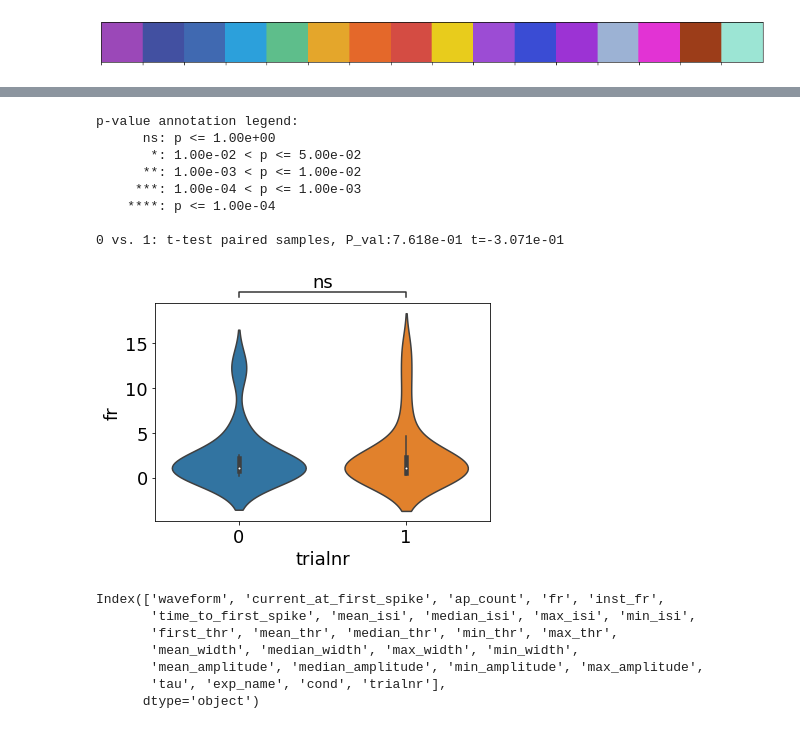
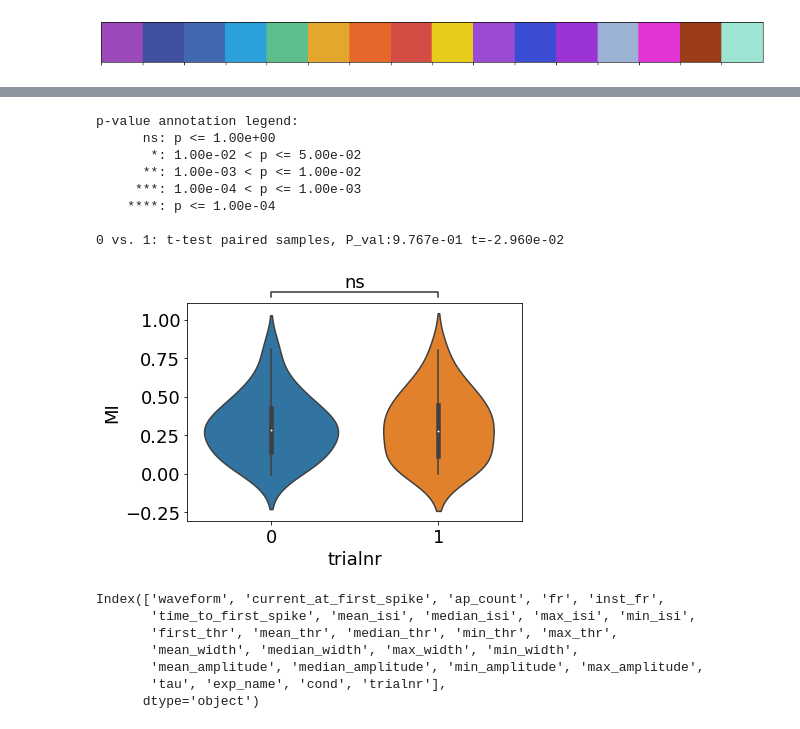
Before and after one commit to Nishant-codex/single_neuron_models, a Jupyter notebook: Data_analysis.ipynb, the cells around one changed output, grey strips where cells are left out. Drawn from its saved outputs; the diff is of its cells as text; code cells hidden in the pictures.

```diff
--- a/Data_analysis.ipynb
+++ b/Data_analysis.ipynb
@@ -9,8 +9,13 @@ from sklearn.decomposition import PCA
 from sklearn.preprocessing import StandardScaler
 from umap import *
 import umap
+import os
 from sknetwork.clustering import Louvain,get_modularity
 ephys = pd.read_pickle("D:/FN_analysed_feat_set/Ephys_collection_all_exps_all_conds.pkl")
+all_vals = pd.read_pickle("D:/FN_analysed_feat_set/val_collection_all_exps_all_conds.pkl")
+# %%
+# all_vals[['exp_name','MI']]
+ephys['MI']= all_vals['MI']
 # %%
 def plot_UMAP_clusters_single(data_inh, neighbours, distance, res_louvain, random_state,annotate=False,norm=True, c_list=None ,save=False):
     """plots UMAP for excitatory and inhibitory cells
@@ -234,20 +297,20 @@ df_temp =df_temp[df_temp.trialnr.isin([0,1])]
 # %%
-var='fr'
+var='MI'
 df_temp[var] = np.array(df_temp[var],dtype=np.float32)
 
 order = [0,1]
 ax = sns.violinplot(data=df_temp,x='trialnr',y=var,dtype=np.float32)
 annot = Annotator(ax, [(0,1)], data=df_temp, x='trialnr', y=var, order=order)
 annot.configure(test='t-test_paired', text_format='star', loc='outside', verbose=2)
 annot.apply_test()
 ax, test_results = annot.annotate()
 # %% [output]
 p-value annotation legend:
       ns: p <= 1.00e+00
        *: 1.00e-02 < p <= 5.00e-02
       **: 1.00e-03 < p <= 1.00e-02
      ***: 1.00e-04 < p <= 1.00e-03
     ****: p <= 1.00e-04
 
-0 vs. 1: t-test paired samples, P_val:7.618e-01 t=-3.071e-01
+0 vs. 1: t-test paired samples, P_val:9.767e-01 t=-2.960e-02
-[figure, old version]
+[figure, new version]
```
Also changed, not shown: parts of 29 cells of this notebook, 6 other files.
